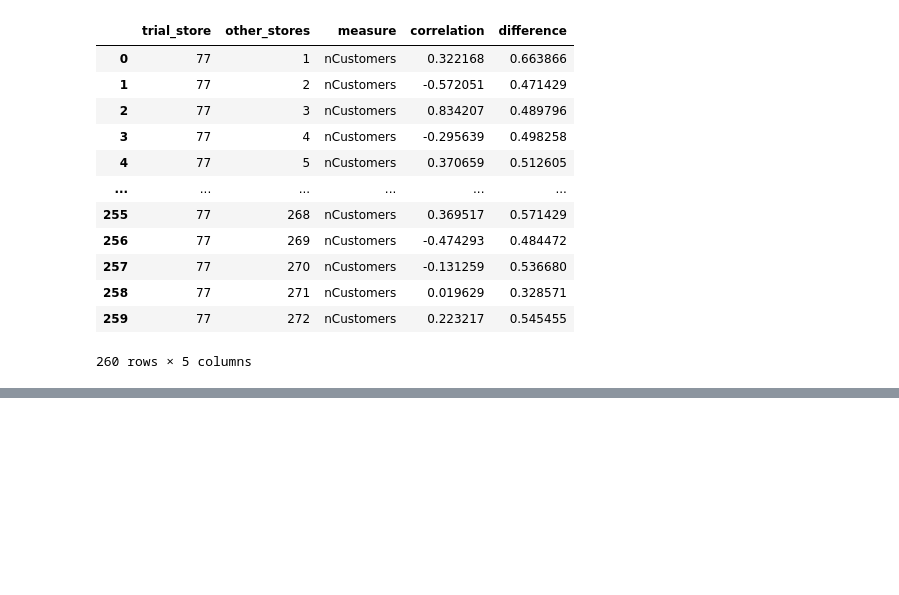
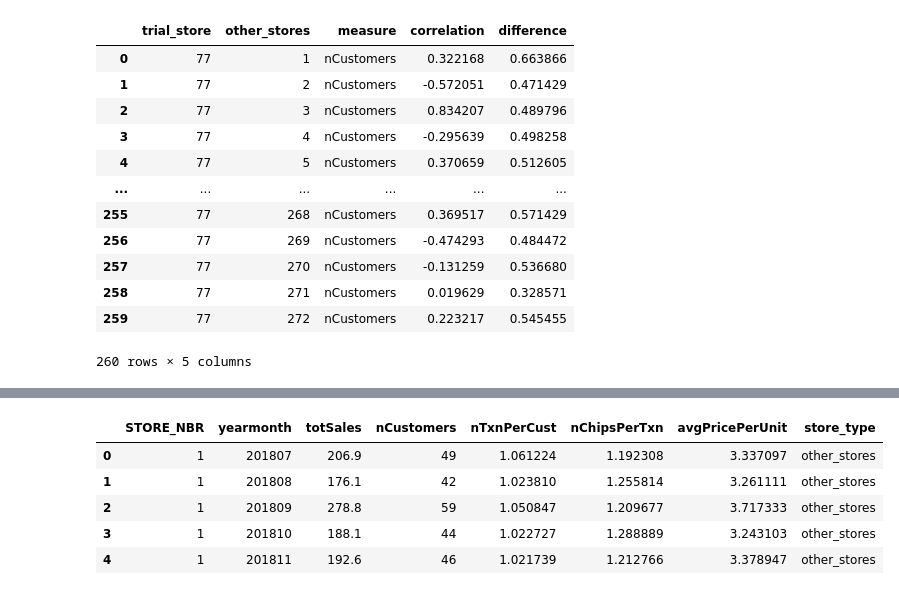
Before and after one commit to daniel8691/Quantium-virtual-internship, a Jupyter notebook: module_two_experimentation_uplifttesting.ipynb, the cells around one changed output, grey strips where cells are left out. Saved outputs shown, nothing was run; the diff lists cells and outputs as text; code cells hidden in the pictures; blank space fills up the shorter version.

```diff
--- a/module_two_experimentation_uplifttesting.ipynb
+++ b/module_two_experimentation_uplifttesting.ipynb
@@ -692,0 +796,4 @@ corrMag_customers_df
+# %%
+# create a checkpoint for preTrialMeasures
+store_data_df = preTrialMeasures.reset_index(drop=True)
+store_data_df.head()
@@ -692,0 +807,27 @@ corrMag_customers_df
+# %%
+# set control store as store 233
+ctrl_store = 233
+# set trial store as 77
+trial_store = 77
+# %%
+# add a column labelling whether the store is "other stores",'control store', or 'trial store'
+# create empty_list to store numbers
+store_label = []
+for i in range(store_data_df.shape[0]):
+    if store_data_df['STORE_NBR'][i] == trial_store:
+        store_label.append("trial_store")
+    elif store_data_df['STORE_NBR'][i] == ctrl_store:
+        store_label.append("control_store")
+    else:
+        store_label.append("other_stores")
+
+store_data_df['store_type'] = store_label
+# %%
+store_data_df.head()
+# %% [output]
+|  | STORE_NBR | yearmonth | totSales | nCustomers | nTxnPerCust | nChipsPerTxn | avgPricePerUnit | store_type |
+| 0 | 1 | 201807 | 206.9 | 49 | 1.061224 | 1.192308 | 3.337097 | other_stores |
+| 1 | 1 | 201808 | 176.1 | 42 | 1.023810 | 1.255814 | 3.261111 | other_stores |
+| 2 | 1 | 201809 | 278.8 | 59 | 1.050847 | 1.209677 | 3.717333 | other_stores |
+| 3 | 1 | 201810 | 188.1 | 44 | 1.022727 | 1.288889 | 3.243103 | other_stores |
+| 4 | 1 | 201811 | 192.6 | 46 | 1.021739 | 1.212766 | 3.378947 | other_stores |
```
Also changed, not shown: parts of 13 cells of this notebook.
